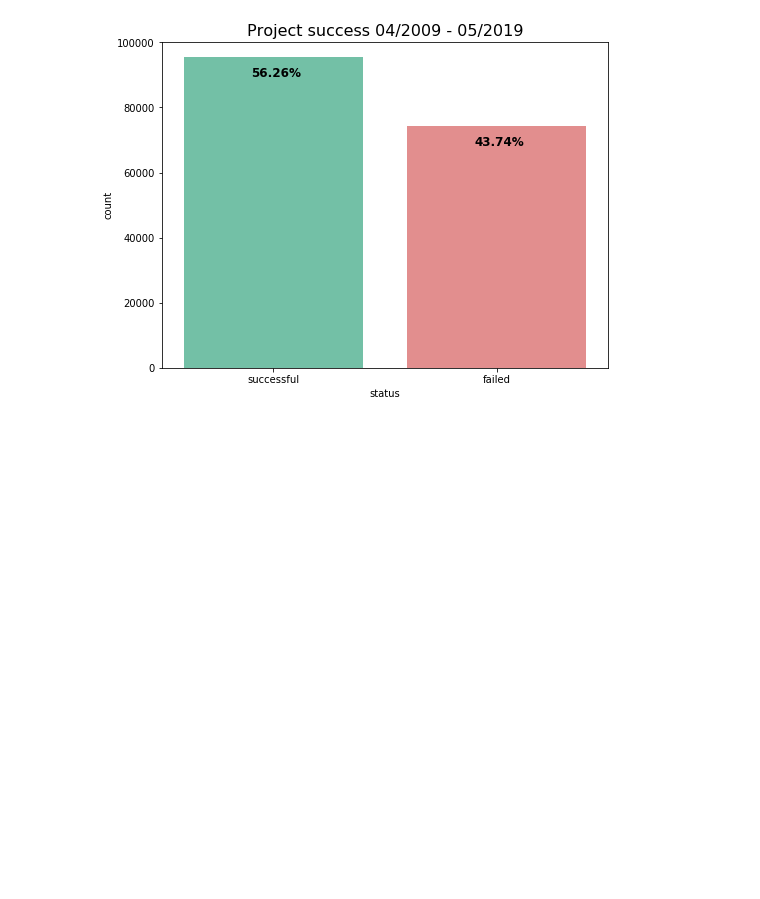
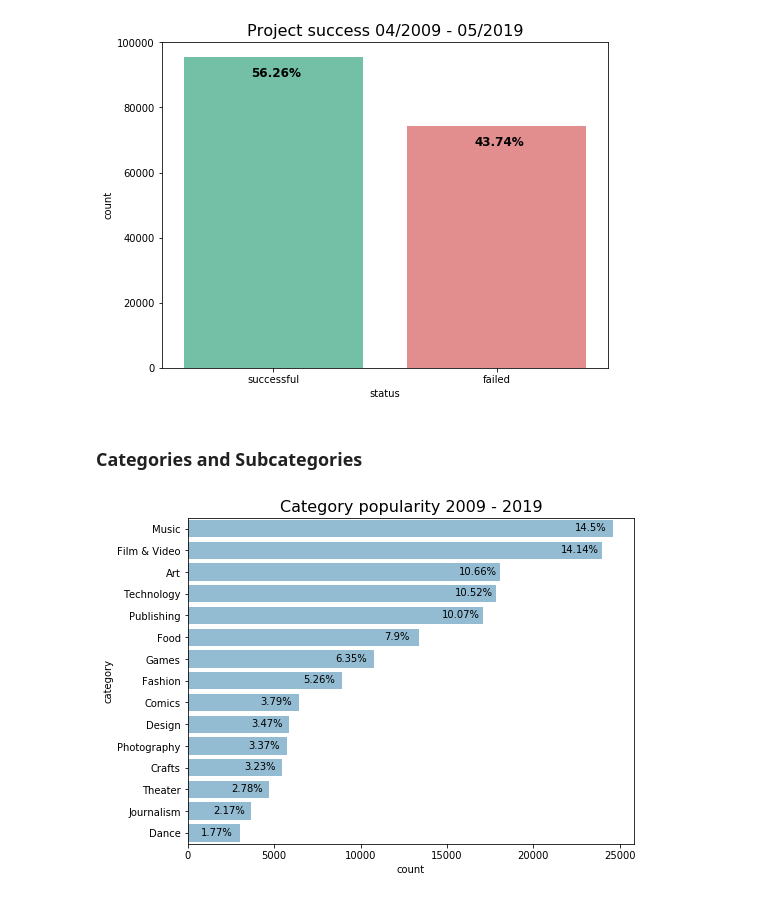
Before and after one commit to faymarie/crowdfunding-analysis, a Jupyter notebook: crowdfunding-visual-analysis.ipynb, the cells around one changed output. Saved outputs shown, nothing was run; the diff lists cells and outputs as text; code cells hidden in the pictures; blank space fills up the shorter version.

Commit message:
feat: Create univariate plots of categories and subcategories, then plot categories bivariate vs. project success

```diff
--- a/crowdfunding-visual-analysis.ipynb
+++ b/crowdfunding-visual-analysis.ipynb
@@ -259,3 +268,25 @@ for p in ax.patches:
     ax.text(p.get_x()+0.3, p.get_height()-6000, str(round((p.get_height()/ n_compl_projects)*100,2)) + '%', fontsize=12, color='black', weight='bold')
 # %% [output]
 [figure]
+# %% [markdown]
+### Categories and Subcategories
+# %%
+base_color = sns.color_palette("Blues_r")[3]
+plt.figure(figsize=[8,6])
+
+# create ordering
+order = ks_compl.category.value_counts().index
+cat_counts = ks_compl.category.value_counts()
+
+# plot
+ax = sns.countplot(data=ks_compl, y='category', color=base_color, order=order);
+
+# annotate
+plt.title("Category popularity 2009 - 2019", fontsize=16);
+locs, labels = plt.yticks()
+for loc, label in zip(locs, labels):
+    count = int(cat_counts[label.get_text()])
+    cat_rate = str(round(count*100 / n_compl_projects, 2)) + "%"
+    plt.text(count-1300, loc+0.1, cat_rate, ha='center', color="black")
+# %% [output]
+[figure, added]
```
Also changed, not shown: parts of 13 cells of this notebook.
